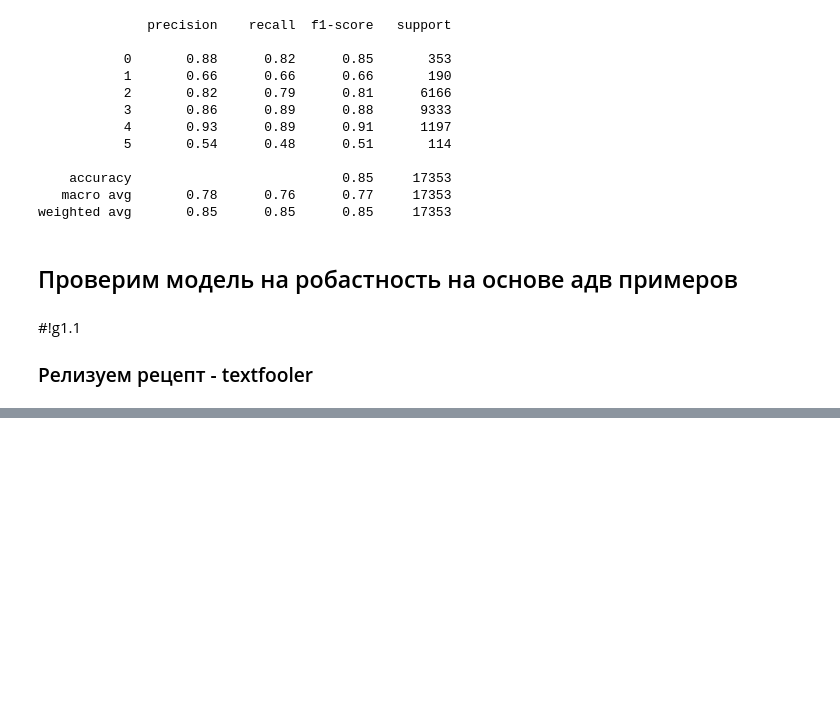
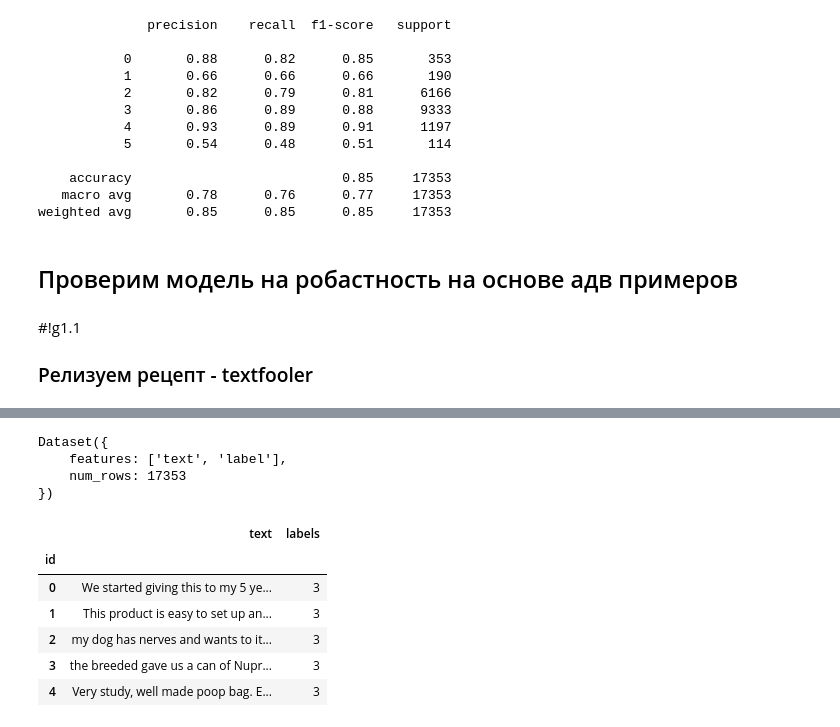
Before and after one commit to AlexZapolskii/text_attacks, a Jupyter notebook: notebooks/BERT_Amazon.ipynb, the cells around one changed output, grey strips where cells are left out. Saved outputs shown, nothing was run; the diff lists cells and outputs as text; code cells hidden in the pictures; blank space fills up the shorter version.

```diff
--- a/notebooks/BERT_Amazon.ipynb
+++ b/notebooks/BERT_Amazon.ipynb
@@ -1051,2 +1042,10 @@ attack = textattack.attack_recipes.TextFoolerJin2019.build(model_wrapper)
+# %%
+#!g1.1
+dataset
+# %% [output]
+Dataset({
+    features: ['text', 'label'],
+    num_rows: 17353
+})
 # %%
 #!g1.1
@@ -1054,9 +1053,21 @@ attack_args = textattack.AttackArgs(num_examples=10, log_to_csv="log.csv", check
 # %%
 #!g1.1
 valid_df['label'] = le.transform(valid_df['label'])
+# %%
+#!g1.1
+df['labels'] = le.transform(df.label.values)
+df.drop(columns = ['label'], inplace=True)
 # %%
 #!g1.1
-valid_df.head()
+df.head()
+# %% [output]
+|  | text | labels |
+| id |  |  |
+| 0 | We started giving this to my 5 ye... | 3 |
+| 1 | This product is easy to set up an... | 3 |
+| 2 | my dog has nerves and wants to it... | 3 |
+| 3 | the breeded gave us a can of Nupr... | 3 |
+| 4 | Very study, well made poop bag. E... | 3 |
 # %%
 #!g1.1
 
```
Also changed, not shown: parts of 29 cells of this notebook.
